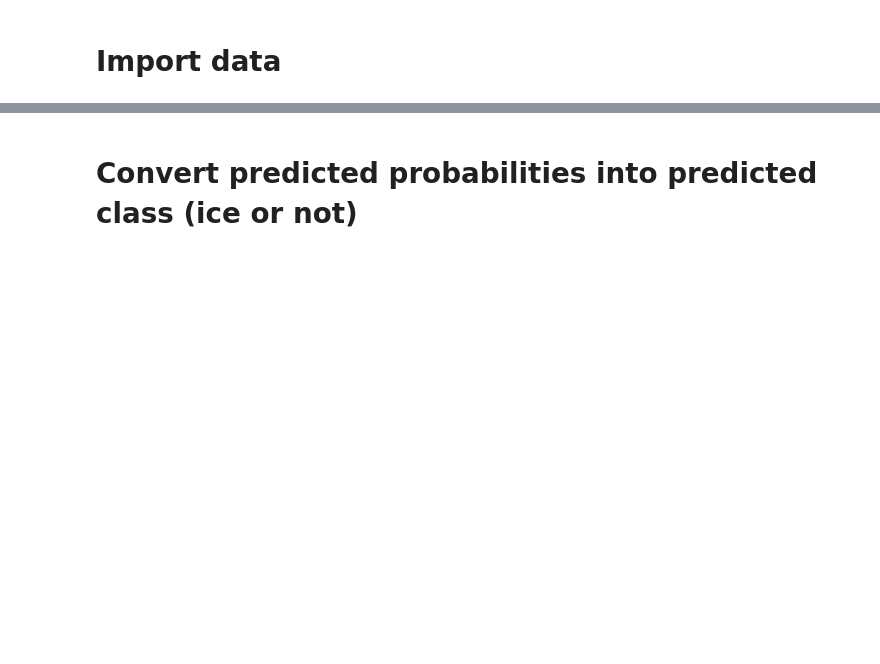
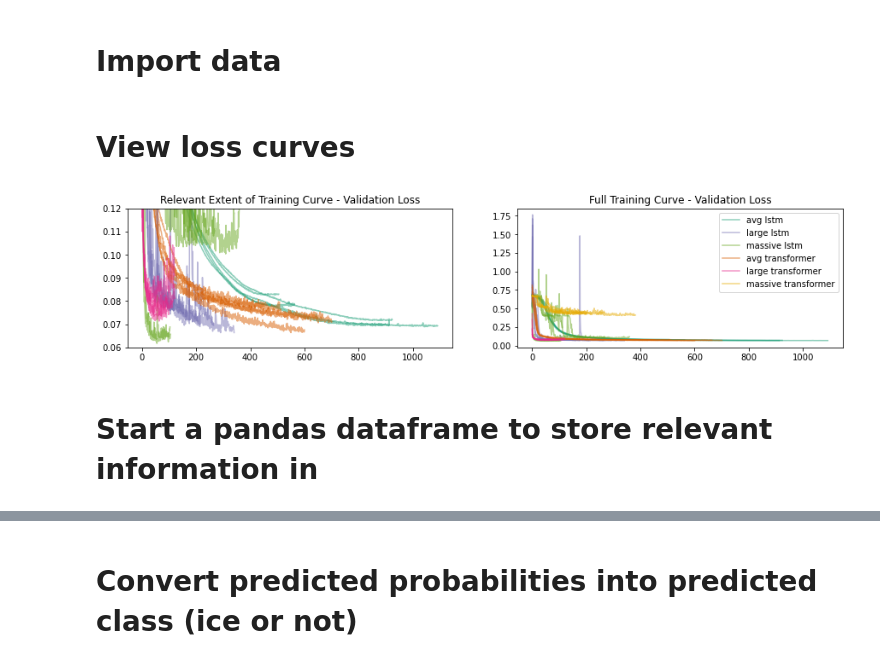
Before and after one commit to jdiaz4302/lake_ice_prediction, a Jupyter notebook: 03_eval/src/A_EvaluationMetrics.ipynb, the cells around one changed output, grey strips where cells are left out. Drawn from its saved outputs; the diff is of its cells as text; code cells hidden in the pictures; blank space fills up the shorter version.

```diff
--- a/03_eval/src/A_EvaluationMetrics.ipynb
+++ b/03_eval/src/A_EvaluationMetrics.ipynb
@@ -52,6 +77,3 @@ valid_y = valid_data['y']
 valid_dates = valid_data['dates']
 valid_DOW = valid_data['DOW']
 valid_variables = valid_data['features']
-# %%
-train_predictions = np.load(train_predictions_fpath)
-valid_predictions = np.load(valid_predictions_fpath)
@@ -59,3 +122,34 @@ valid_predictions = np.load(valid_predictions_fpath)
 # Programmatically identify process-based ice flag data
 ice_var_idx = int(np.argwhere(train_variables == 'ice'))
 assert valid_variables[ice_var_idx] == 'ice'
+# %% [markdown]
+# View loss curves
+# %%
+fig, ax = plt.subplots(1, 2, figsize = (15, 3))
+
+# Plot all curves
+for i in range(n_compare):
+    # Label accordingly
+    name = model_size_ls[i] + ' ' + model_type_ls[i]
+    ax[0].plot(all_valid_loss_values[i][:model_ran_epochs_ls[i]],
+               alpha = 0.5, color = color_dict[name])
+# Zoom in to the extent that matters
+ax[0].set_ylim(0.06, 0.12)
+# Further labeling
+ax[0].set_title('Relevant Extent of Training Curve - Validation Loss')
+
+# Plot all curves
+for i in range(n_compare):
+    name = model_size_ls[i] + ' ' + model_type_ls[i]
+    ax[1].plot(all_valid_loss_values[i][:model_ran_epochs_ls[i]],
+               alpha = 0.5, label = name, color = color_dict[name])
+# Handling redundant legend labels
+handles, labels = plt.gca().get_legend_handles_labels()
+by_label = OrderedDict(zip(labels, handles))
+ax[1].legend(by_label.values(), by_label.keys())
+# Further labeling
+ax[1].set_title('Full Training Curve - Validation Loss');
+# %% [output]
+[figure, added]
+# %% [markdown]
+# Start a pandas dataframe to store relevant information in
```
Also changed, not shown: parts of 64 cells of this notebook.
